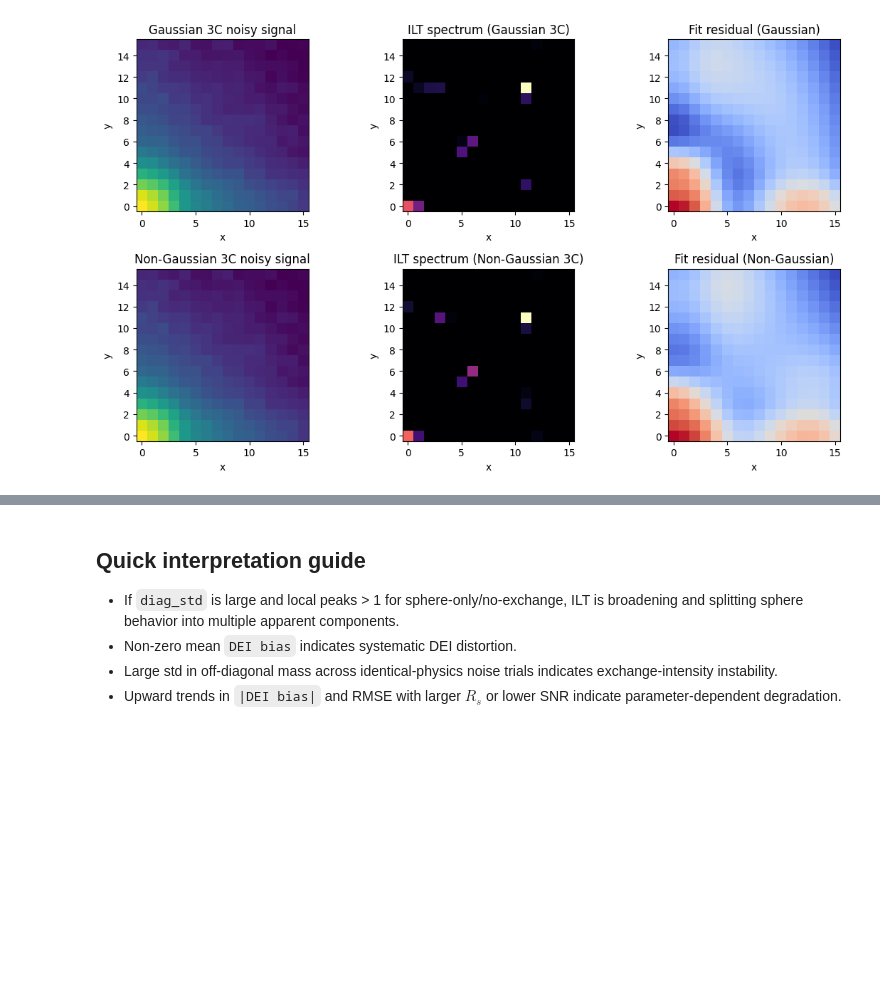
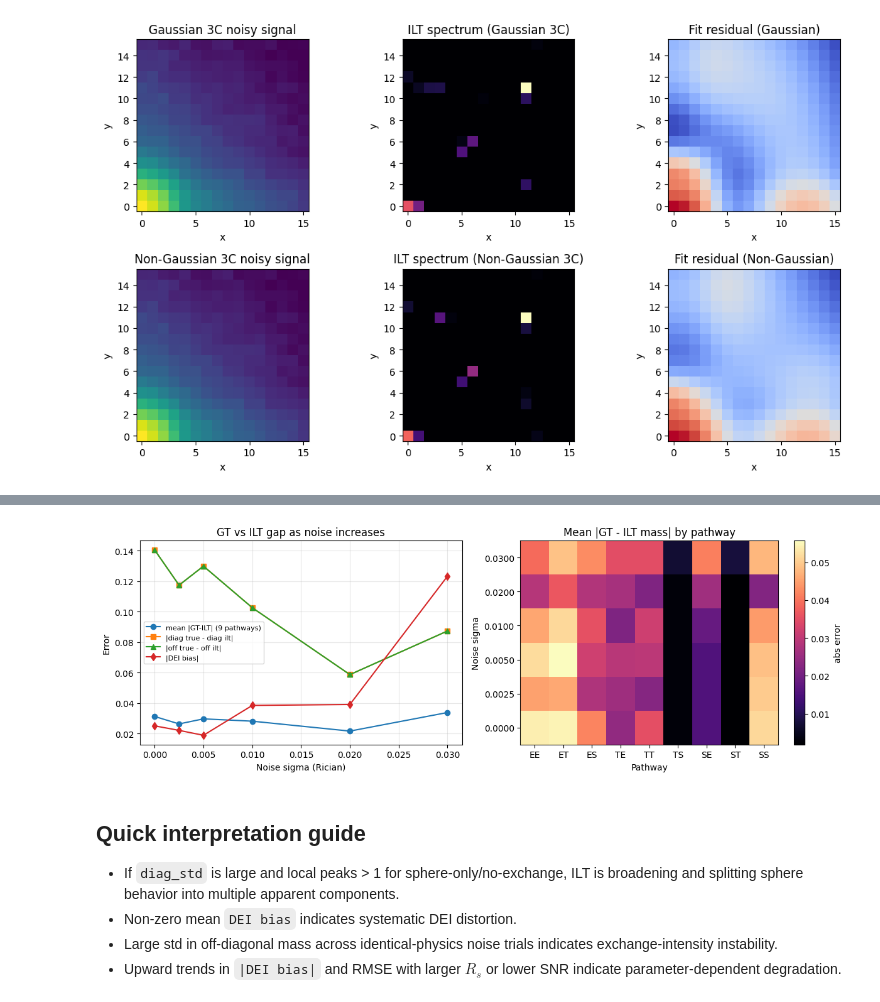
Before and after one commit to lfengzuo06/FYP, a Jupyter notebook: notebooks/ilt_on_nongaussian_3c_16x16.ipynb, the cells around one changed output, grey strips where cells are left out. Cells and saved outputs as stored; diff of their text form; code cells hidden in the pictures; blank space fills up the shorter version.

```diff
--- a/notebooks/ilt_on_nongaussian_3c_16x16.ipynb
+++ b/notebooks/ilt_on_nongaussian_3c_16x16.ipynb
@@ -638,3 +789,92 @@ plt.tight_layout()
 plt.show()
 # %% [output]
 [figure]
+# %%
+# G) Noise-level stress test: how ILT deviates from GT as noise increases
+phi = np.array([0.45, 0.35, 0.20], dtype=np.float64)
+q = fm_new.build_generator(k_et=3.0, k_te=2.0, k_es=1.5, k_se=1.2, k_ts=0.0, k_st=0.0)
+tm = 0.08
+D_E = 1.7e-9
+D_I = 0.7e-9
+l_T = 1.0e-6
+R_S = 4.0e-6
+
+noise_sigmas = np.array([0.0, 0.0025, 0.005, 0.01, 0.02, 0.03], dtype=np.float64)
+repeats = 12
+keys = ['EE','ET','ES','TE','TT','TS','SE','ST','SS']
+
+pathway_abs_err_map = np.zeros((len(noise_sigmas), len(keys)), dtype=np.float64)
+summary_rows = []
+
+for i, sigma in enumerate(noise_sigmas):
+    mean_path_abs_err_runs = []
+    diag_abs_err_runs = []
+    off_abs_err_runs = []
+    dei_abs_bias_runs = []
+    rmse_runs = []
+
+    for r in range(repeats):
+        c = run_case(
+            phi, q, tm, D_E, D_I, l_T, R_S,
+            noise_sigma=float(sigma),
+            seed=91000 + 100*i + r,
+            alpha=0.02,
+            post_sharpen=True,
+        )
+        cmp_res = compare_weight_vs_ilt_masses(c['details'], c['f_est'], D_E, D_I, l_T, R_S, radius=1)
+
+        w_true = np.array([cmp_res['w_true'][k] for k in keys], dtype=np.float64)
+        w_ilt = np.array([cmp_res['ilt_masses_norm'][k] for k in keys], dtype=np.float64)
+        abs_err = np.abs(w_true - w_ilt)
+
+        pathway_abs_err_map[i] += abs_err
+        mean_path_abs_err_runs.append(float(abs_err.mean()))
+        diag_abs_err_runs.append(abs(cmp_res['diag_off_true']['diag'] - cmp_res['diag_off_ilt']['diag']))
+        off_abs_err_runs.append(abs(cmp_res['diag_off_true']['off'] - cmp_res['diag_off_ilt']['off']))
+        dei_abs_bias_runs.append(abs(c['dei_bias']))
+        rmse_runs.append(c['rmse'])
+
+    pathway_abs_err_map[i] /= repeats
+    summary_rows.append({
+        'sigma': float(sigma),
+        'snr': (np.inf if sigma == 0 else 1.0 / float(sigma)),
+        'mean_path_abs_err': float(np.mean(mean_path_abs_err_runs)),
+        'diag_abs_err': float(np.mean(diag_abs_err_runs)),
+        'off_abs_err': float(np.mean(off_abs_err_runs)),
+        'abs_dei_bias': float(np.mean(dei_abs_bias_runs)),
+        'rmse': float(np.mean(rmse_runs)),
+    })
+
+print('sigma | approx SNR | mean|GT-ILT|(9 pathways) | |diag_true-diag_ilt| | |off_true-off_ilt| | |DEI bias| | RMSE')
+for row in summary_rows:
+    snr_txt = 'inf' if np.isinf(row['snr']) else f"{row['snr']:.1f}"
+    print(
+        f"{row['sigma']:.4f} | {snr_txt:>9} | "
+        f"{row['mean_path_abs_err']:.4f} | {row['diag_abs_err']:.4f} | "
+        f"{row['off_abs_err']:.4f} | {row['abs_dei_bias']:.4f} | {row['rmse']:.5f}"
+    )
+
+fig, axes = plt.subplots(1, 2, figsize=(12.2, 4.2))
+
+axes[0].plot(noise_sigmas, [r['mean_path_abs_err'] for r in summary_rows], marker='o', label='mean |GT-ILT| (9 pathways)')
+axes[0].plot(noise_sigmas, [r['diag_abs_err'] for r in summary_rows], marker='s', label='|diag true - diag ilt|')
+axes[0].plot(noise_sigmas, [r['off_abs_err'] for r in summary_rows], marker='^', label='|off true - off ilt|')
+axes[0].plot(noise_sigmas, [r['abs_dei_bias'] for r in summary_rows], marker='d', label='|DEI bias|')
+axes[0].set_xlabel('Noise sigma (Rician)')
+axes[0].set_ylabel('Error')
+axes[0].set_title('GT vs ILT gap as noise increases')
+axes[0].grid(alpha=0.3)
+axes[0].legend(fontsize=8)
+
+im = axes[1].imshow(pathway_abs_err_map, origin='lower', aspect='auto', cmap='magma')
+axes[1].set_xticks(np.arange(len(keys)))
+axes[1].set_xticklabels(keys)
+axes[1].set_yticks(np.arange(len(noise_sigmas)))
+axes[1].set_yticklabels([f'{s:.4f}' for s in noise_sigmas])
+axes[1].set_xlabel('Pathway')
+axes[1].set_ylabel('Noise sigma')
+axes[1].set_title('Mean |GT - ILT mass| by pathway')
+fig.colorbar(im, ax=axes[1], label='abs error')
+
+plt.tight_layout()
+# %% [output]
@@ -641,3 +888,4 @@ plt.show()
+[figure, added]
 # %% [markdown]
 ## Quick interpretation guide
 
```
Also changed, not shown: parts of 4 cells of this notebook, 46 other files.
